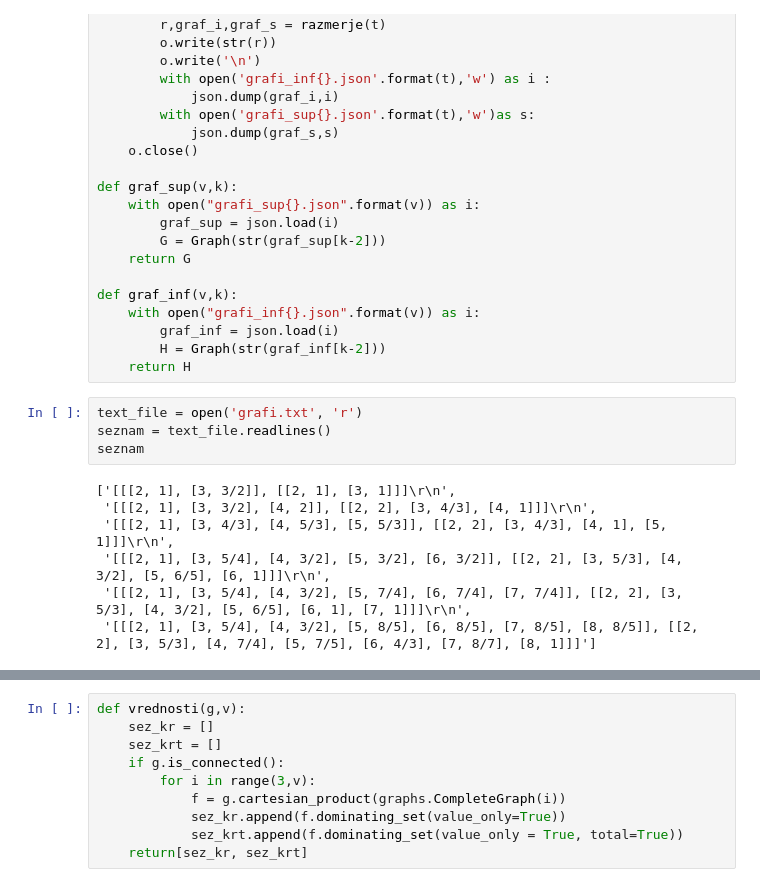
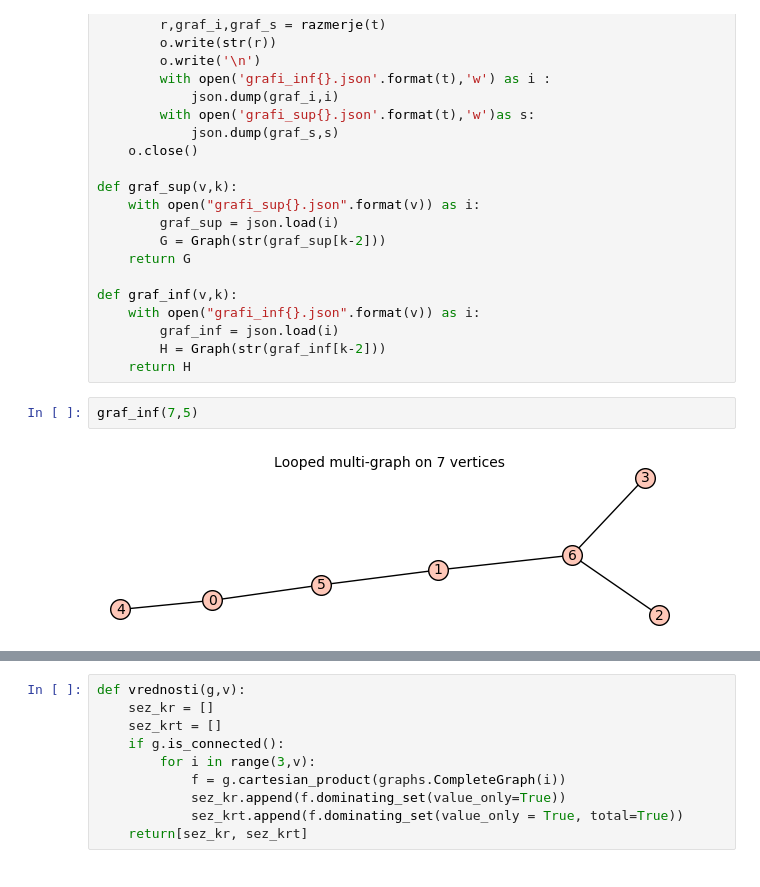
Before and after one commit to MBrigita/Some-ratios-between-domination-numbers, a Jupyter notebook: projekt.ipynb, the cells around one changed output, grey strips where cells are left out. Saved outputs shown, nothing was run; the diff lists cells and outputs as text.

```diff
--- a/projekt.ipynb
+++ b/projekt.ipynb
@@ -96,14 +96,7 @@ def graf_inf(v,k):
         graf_inf = json.load(i)
         H = Graph(str(graf_inf[k-2]))
     return H
-# %%
-text_file = open('grafi.txt', 'r')
-seznam = text_file.readlines()
-seznam
-# %% [output]
-['[[[2, 1], [3, 3/2]], [[2, 1], [3, 1]]]\r\n',
- '[[[2, 1], [3, 3/2], [4, 2]], [[2, 2], [3, 4/3], [4, 1]]]\r\n',
- '[[[2, 1], [3, 4/3], [4, 5/3], [5, 5/3]], [[2, 2], [3, 4/3], [4, 1], [5, 1]]]\r\n',
- '[[[2, 1], [3, 5/4], [4, 3/2], [5, 3/2], [6, 3/2]], [[2, 2], [3, 5/3], [4, 3/2], [5, 6/5], [6, 1]]]\r\n',
- '[[[2, 1], [3, 5/4], [4, 3/2], [5, 7/4], [6, 7/4], [7, 7/4]], [[2, 2], [3, 5/3], [4, 3/2], [5, 6/5], [6, 1], [7, 1]]]\r\n',
- '[[[2, 1], [3, 5/4], [4, 3/2], [5, 8/5], [6, 8/5], [7, 8/5], [8, 8/5]], [[2, 2], [3, 5/3], [4, 7/4], [5, 7/5], [6, 4/3], [7, 8/7], [8, 1]]]']
+# %%
+graf_inf(7,5)
+# %% [output]
+[figure, added]
```
Also changed, not shown: parts of 7 cells of this notebook, 1 other file.
